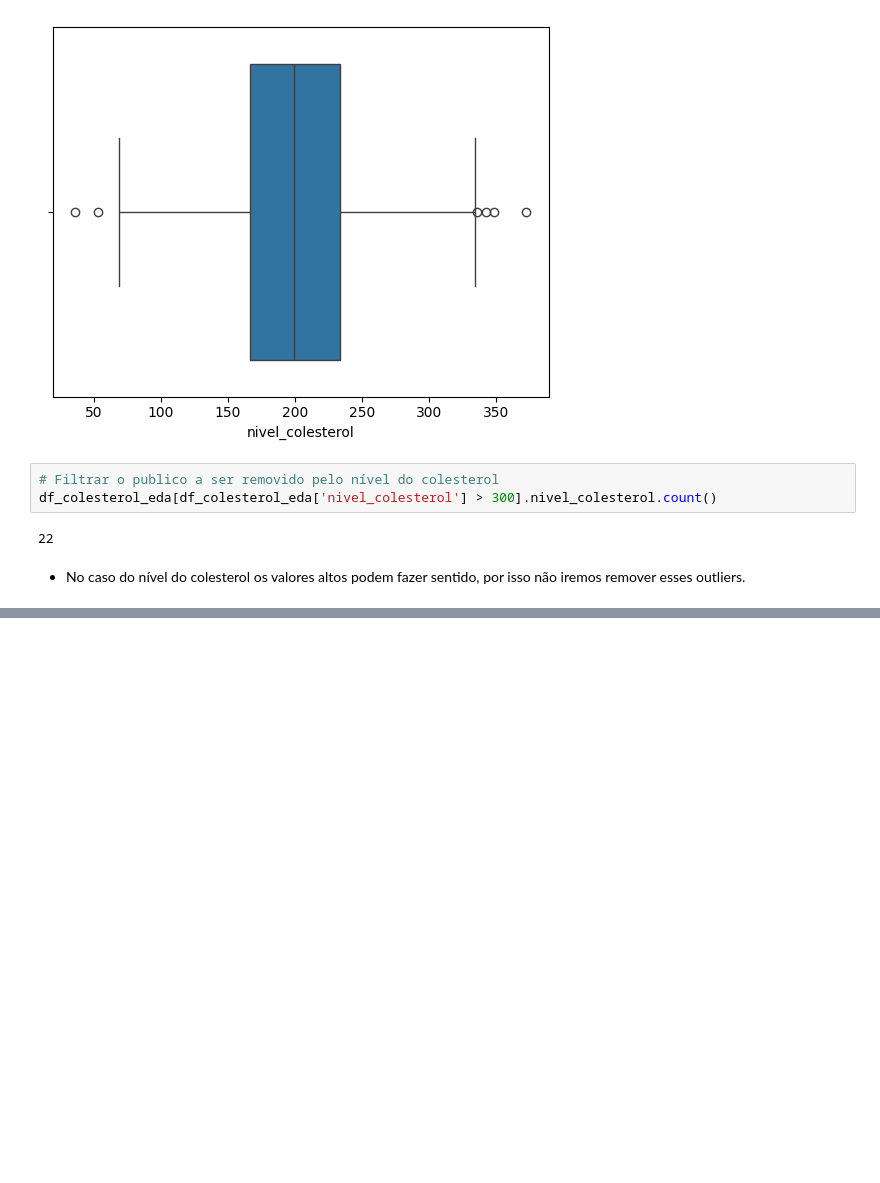
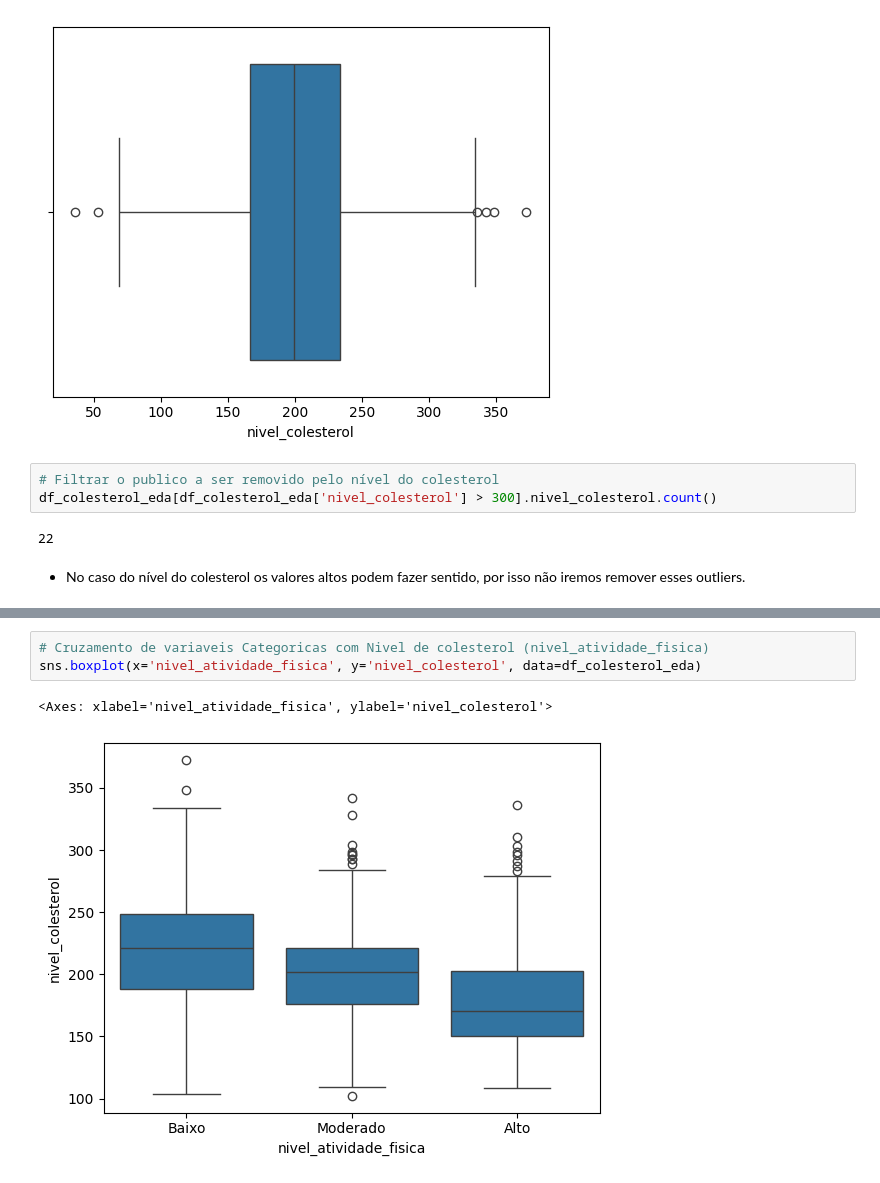
Before and after one commit to angelomedeiros/formacao-ia-regressao-linear-multipla, a Jupyter notebook: modelo_colesterol.ipynb, the cells around one changed output, grey strips where cells are left out. Cells and saved outputs as stored; diff of their text form; blank space fills up the shorter version.

```diff
--- a/modelo_colesterol.ipynb
+++ b/modelo_colesterol.ipynb
@@ -225,0 +238,6 @@ df_colesterol_eda[df_colesterol_eda['nivel_colesterol'] > 300].nivel_colesterol.
+# %%
+# Cruzamento de variaveis Categoricas com Nivel de colesterol (nivel_atividade_fisica)
+sns.boxplot(x='nivel_atividade_fisica', y='nivel_colesterol', data=df_colesterol_eda)
+# %% [output]
+<Axes: xlabel='nivel_atividade_fisica', ylabel='nivel_colesterol'>
+[figure, added]
```
Also changed, not shown: parts of 2 cells of this notebook.
